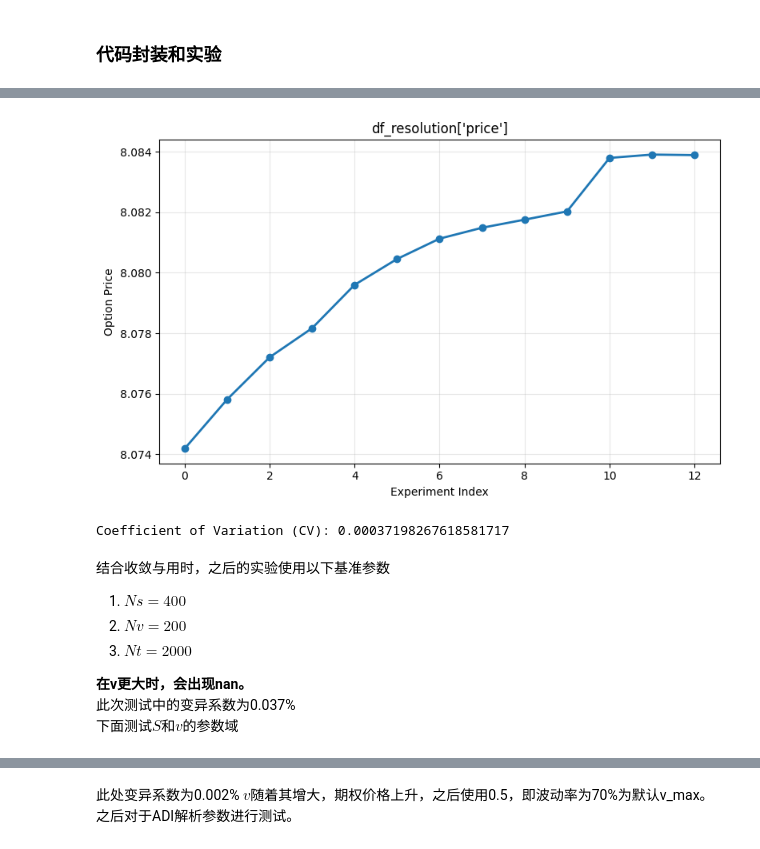
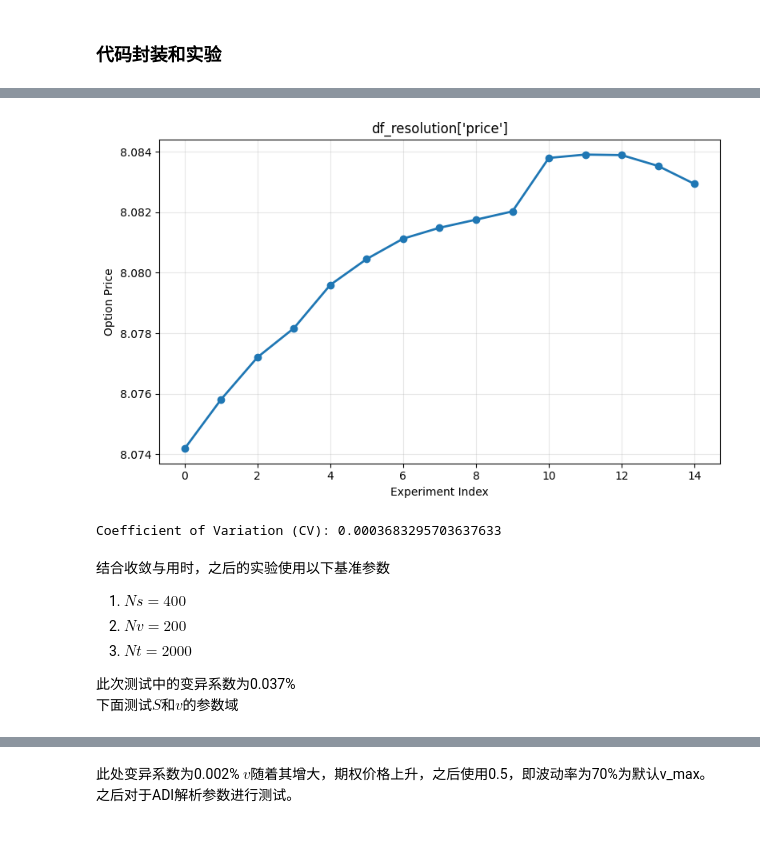
Before and after one commit to JX2023-axon/barrier-option, a Jupyter notebook: BarrierOption.ipynb, the cells around one changed output, grey strips where cells are left out. Drawn from its saved outputs; the diff is of its cells as text; code cells hidden in the pictures.

```diff
--- a/BarrierOption.ipynb
+++ b/BarrierOption.ipynb
@@ -595,6 +649,7 @@ base_params = dict(
     c=20,
     d=0.05,
     theta_ADI=0.5,
+    use_rannacher=True,
     v0=0.04,
     debug=False,
 )
@@ -613,6 +668,8 @@ resolution_experiments = [
     {"Ns": 400, "Nv": 200, "Nt": 4000},
     {"Ns": 800, "Nv": 200, "Nt": 4000},
     {"Ns": 1600, "Nv": 200, "Nt": 4000},
+    {"Ns": 1600, "Nv": 400, "Nt": 4000},
+    {"Ns": 1600, "Nv": 800, "Nt": 4000},
 ]
 
 df_resolution = bha.run_experiment_grid(
@@ -646,31 +705,32 @@ plt.show()
-[figure, old version]
+[figure, new version]
 # %%
 p = [
-    8.074184638258,
-    8.075811785011,
-    8.077205528297,
-    8.078166825495,
-    8.079599328781,
-    8.080454535462,
-    8.081126660460,
-    8.081487011590,
-    8.081754105364,
-    8.082027738447,
-    8.083794727643,
-    8.083905670064,
-    8.083888385966,
+    8.074186030971,
+    8.075812798491,
+    8.077206301763,
+    8.078167437018,
+    8.079599723743,
+    8.080454812852,
+    8.081126866691,
+    8.081487176127,
+    8.081754239767,
+    8.082027850354,
+    8.083794753121,
+    8.083905695536,
+    8.083888411440,
+    8.083529707146,
+    8.082934875194,
 ]
 CV = np.std(p) / np.mean(p)
 print("Coefficient of Variation (CV):", CV)
 # %% [output]
-Coefficient of Variation (CV): 0.00037198267618581717
+Coefficient of Variation (CV): 0.0003683295703637633
 # %% [markdown]
 结合收敛与用时，之后的实验使用以下基准参数
 1. $Ns = 400$
 2. $Nv = 200$
 3. $Nt = 2000$
 
-**在v更大时，会出现nan。**
 此次测试中的变异系数为0.037%
 下面测试$S$和$v$的参数域
 # %%
```
Also changed, not shown: parts of 11 cells of this notebook, 1 other file.
